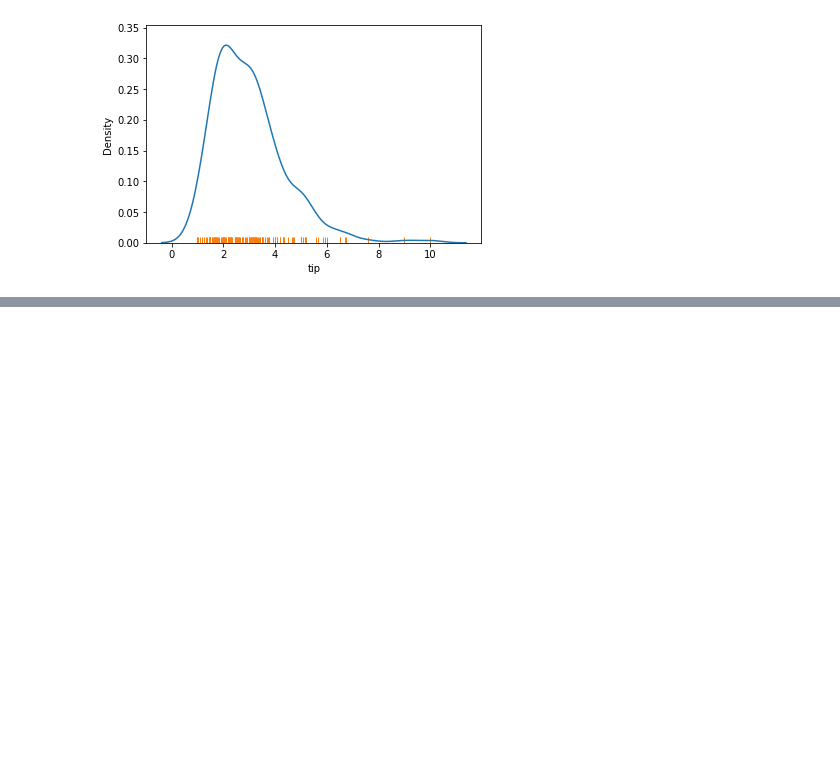
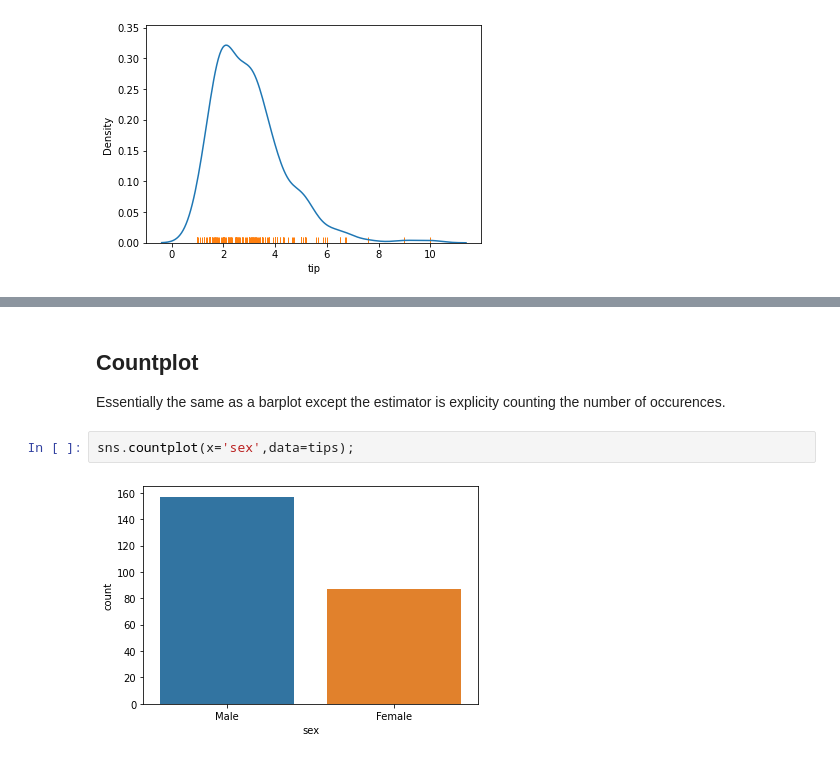
Before and after one commit to SilahicAmil/30-Days-Of-ML, a Jupyter notebook: Day_4.ipynb, the cells around one changed output, grey strips where cells are left out. Saved outputs shown, nothing was run; the diff lists cells and outputs as text; blank space fills up the shorter version.

```diff
--- a/Day_4.ipynb
+++ b/Day_4.ipynb
@@ -142,0 +167,8 @@ sns.rugplot(tips['tip']);
+# %% [markdown]
+## Countplot
+
+Essentially the same as a barplot except the estimator is explicity counting the number of occurences.
+# %%
+sns.countplot(x='sex',data=tips);
+# %% [output]
+[figure, added]
```
Also changed, not shown: parts of 23 cells of this notebook.
